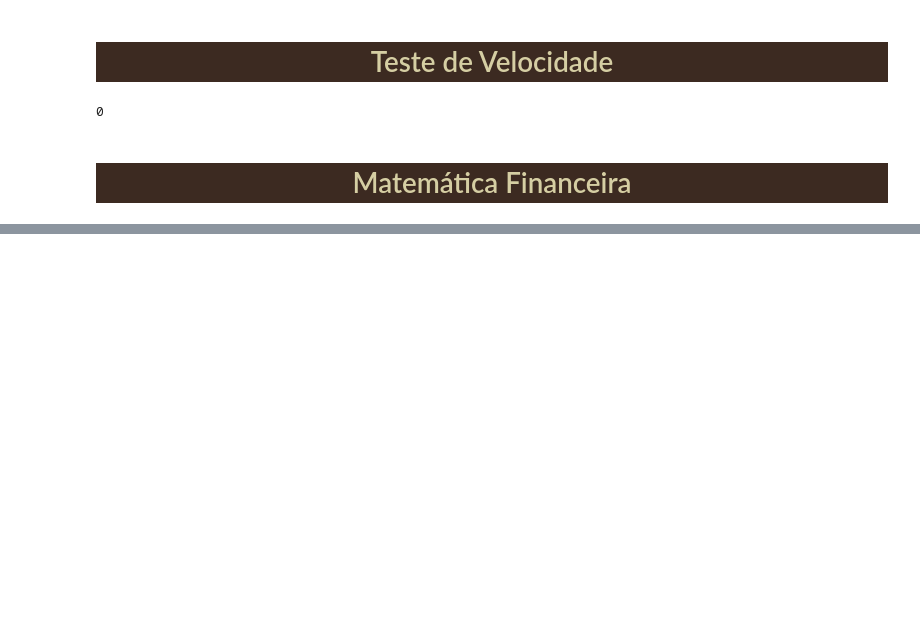
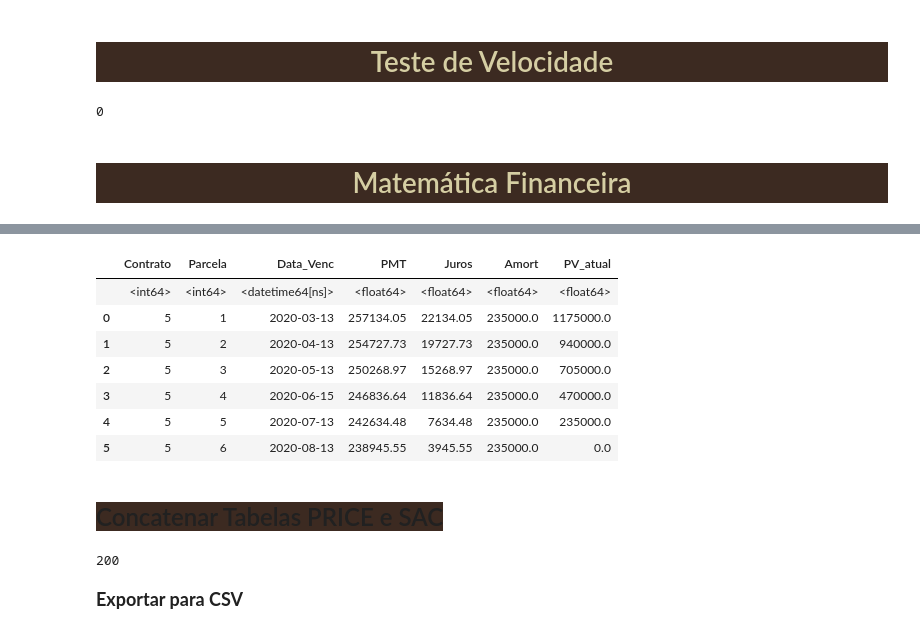
Before and after one commit to Danilo-Carajiliascov/DC_LearningTech_Analytics, a Jupyter notebook: Analytics_Python.ipynb, the cells around one changed output, grey strips where cells are left out. Cells and saved outputs as stored; diff of their text form; code cells hidden in the pictures; blank space fills up the shorter version.

```diff
--- a/Analytics_Python.ipynb
+++ b/Analytics_Python.ipynb
@@ -831,39 +843,87 @@ Tabelas_PRICE = pd.DataFrame({
 Tabela_SAC = pd.DataFrame([])
 Cadastro_SAC = Cadastro[ Cadastro['Modelo'] == "SAC" ]
 
-for _contrato_ in range(0, length(Cadastro['Modelo'][Cadastro['Modelo'] == "SAC"]), 1):
+for _contrato_ in range(0, length(Cadastro_SAC['Modelo']), 1):
 
     i_ad = ((1 + list(Cadastro_SAC['Taxa_am'])[_contrato_]) / 1)**(1/(365.25/12)) -1
 
     # 1. Gerar tabela de cada contrato
     Tabela_SAC__ = pd.DataFrame({
         'Contrato'      : list(Cadastro_SAC['Contrato'])[_contrato_],
         'Parcela'       : list( range(1, list(Cadastro_SAC['Parcelas'])[_contrato_] +1, 1) ),
         'Data_Venc_ant' : pd.date_range(
             start   = list(Cadastro_SAC['Data_Emissao'])[_contrato_] - pd.Timedelta(days = list(Cadastro_SAC['Data_Emissao'])[_contrato_].day),
             periods = list(Cadastro_SAC['Parcelas'])[_contrato_], freq = 'M'
         ) + pd.Timedelta(days = list(Cadastro_SAC['Data_Emissao'])[_contrato_].day),
+
         'Data_Venc'     : pd.date_range(
             start   = list(Cadastro_SAC['Data_Emissao'])[_contrato_],
             periods = list(Cadastro_SAC['Parcelas'])[_contrato_], freq = 'M'
         ) + pd.Timedelta(days = list(Cadastro_SAC['Data_Emissao'])[_contrato_].day),
-        'PV_ant'        : list(Cadastro_SAC['Principal'])[_contrato_],
+
         'Amort'         : list(Cadastro_SAC['Principal'])[_contrato_] / list(Cadastro_SAC['Parcelas'])[_contrato_]
     })
+
     Tabela_SAC__ = Tabela_SAC__.assign(
-        Juros = round(
-            Tabela_SAC__['PV_ant'] * (1 + i_ad)**(( Tabela_SAC__['Data_Venc'] - Tabela_SAC__['Data_Venc_ant'] ).dt.days),
-            2
-        ) - list(Cadastro_SAC['Principal'])[_contrato_]
+        Data_Venc_ant =
+            np.where(
+                Tabela_SAC__['Data_Venc_ant'].dt.dayofweek == 5,
+                Tabela_SAC__['Data_Venc_ant'] + pd.DateOffset(days = 2),
+                np.where(
+                    Tabela_SAC__['Data_Venc_ant'].dt.dayofweek == 6,
+                    Tabela_SAC__['Data_Venc_ant'] + pd.DateOffset(days = 1),
+                    Tabela_SAC__['Data_Venc_ant']
+                )
+            ),
+        Data_Venc =
+            np.where(
+                Tabela_SAC__['Data_Venc'].dt.dayofweek == 5,
+                Tabela_SAC__['Data_Venc'] + pd.DateOffset(days = 2),
+                np.where(
+                    Tabela_SAC__['Data_Venc'].dt.dayofweek == 6,
+                    Tabela_SAC__['Data_Venc'] + pd.DateOffset(days = 1),
+                    Tabela_SAC__['Data_Venc']
+                )
+            ),
+        Juros = -(
+            - list(Cadastro_SAC['Principal'])[_contrato_]
+            + list(Cadastro_SAC['Principal'])[_contrato_] / list(Cadastro_SAC['Parcelas'])[_contrato_] * (Tabela_SAC__['Parcela'] -1)
+        )
+            * (1 + i_ad)**(( Tabela_SAC__['Data_Venc'] - Tabela_SAC__['Data_Venc_ant'] ).dt.days)
+
+            - list(Cadastro_SAC['Principal'])[_contrato_]
+            + list(Cadastro_SAC['Principal'])[_contrato_] / list(Cadastro_SAC['Parcelas'])[_contrato_] * (Tabela_SAC__['Parcela'] -1)
     )
+
     Tabela_SAC__ = Tabela_SAC__.assign(
         PMT      = round( Tabela_SAC__['Amort'] + Tabela_SAC__['Juros'], 2 ),
-        PV_atual = round(Tabela_SAC__['PV_ant'] - Tabela_SAC__['Amort'] * Tabela_SAC__['Parcela'], 2),
-        Amort    = Tabela_SAC__['Amort'].round(2)
+        PV_atual = round( list(Cadastro_SAC['Principal'])[_contrato_] - Tabela_SAC__['Amort'] * Tabela_SAC__['Parcela'], 2),
+        Amort    = Tabela_SAC__['Amort'].round(2),
+        Juros    = Tabela_SAC__['Juros'].round(2)
     )
 
     # 2. Armazenar cada tabela gerada
     Tabela_SAC = pd.concat([
         Tabela_SAC,
         Tabela_SAC__[ ['Contrato', 'Parcela', 'Data_Venc', 'PMT', 'Juros', 'Amort', 'PV_atual'] ]
     ])
+
+Tabela_SAC[ Tabela_SAC['Contrato'] == 5 ]
+# %% [output]
+|  | Contrato | Parcela | Data_Venc | PMT | Juros | Amort | PV_atual |
+|  | <int64> | <int64> | <datetime64[ns]> | <float64> | <float64> | <float64> | <float64> |
+| 0 | 5 | 1 | 2020-03-13 | 257134.05 | 22134.05 | 235000.0 | 1175000.0 |
+| 1 | 5 | 2 | 2020-04-13 | 254727.73 | 19727.73 | 235000.0 | 940000.0 |
+| 2 | 5 | 3 | 2020-05-13 | 250268.97 | 15268.97 | 235000.0 | 705000.0 |
+| 3 | 5 | 4 | 2020-06-15 | 246836.64 | 11836.64 | 235000.0 | 470000.0 |
+| 4 | 5 | 5 | 2020-07-13 | 242634.48 | 7634.48 | 235000.0 | 235000.0 |
+| 5 | 5 | 6 | 2020-08-13 | 238945.55 | 3945.55 | 235000.0 | 0.0 |
+# %% [markdown]
+##### <font size=5 style="font-family:impact; background-color:#3C2A21">Concatenar Tabelas PRICE e SAC</font>
+# %%
+Tabela_Geral = pd.concat( [ Tabela_PRICE, Tabela_SAC ] )
+unique(Tabela_Geral['Contrato']).size
+# %% [output]
+200
+# %% [markdown]
+<b><font size=4 style = "font-family: consolas">Exportar para CSV</font></b>
```
Also changed, not shown: parts of 7 cells of this notebook, 1 other file.
